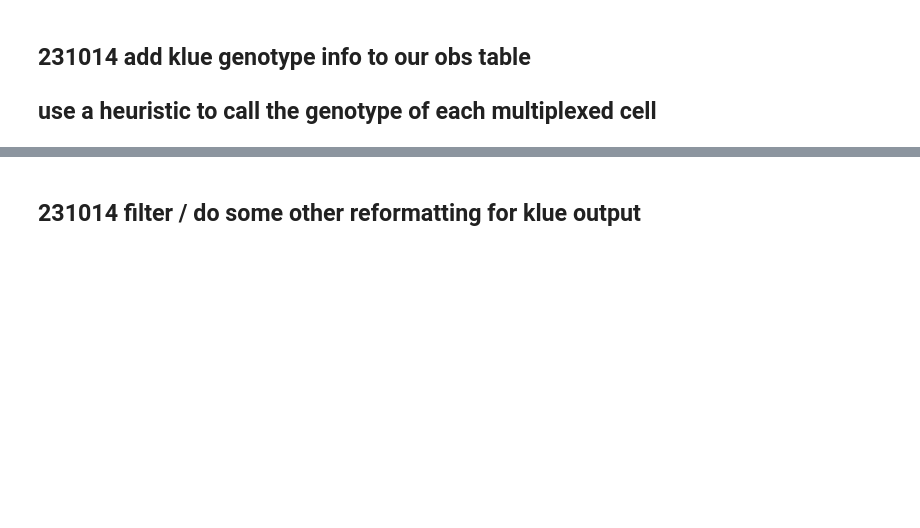
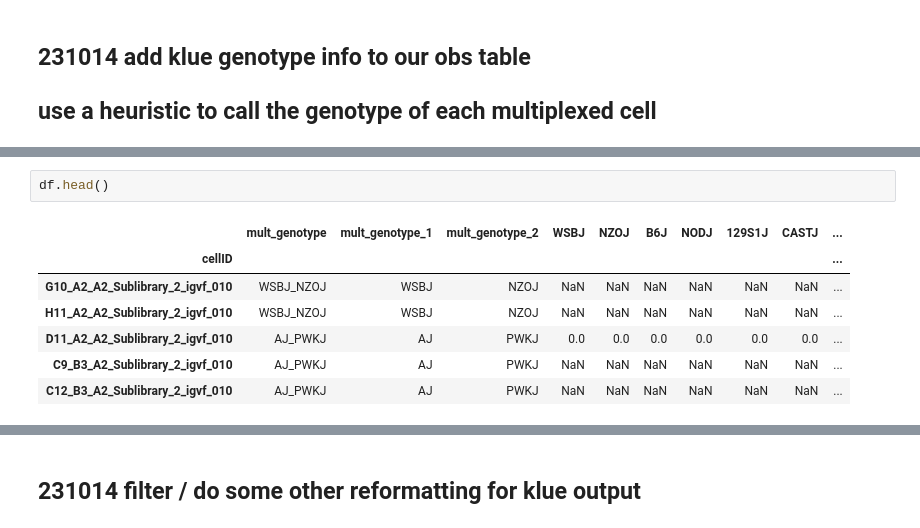
Before and after one commit to mortazavilab/parse_pipeline, a Jupyter notebook: snakemake/snakemake_dev.ipynb, the cells around one changed output, grey strips where cells are left out. Cells and saved outputs as stored; diff of their text form; blank space fills up the shorter version.

```diff
--- a/snakemake/snakemake_dev.ipynb
+++ b/snakemake/snakemake_dev.ipynb
@@ -15,0 +277,10 @@ with open(config_file) as f:
+# %%
+df.head()
+# %% [output]
+|  | mult_genotype | mult_genotype_1 | mult_genotype_2 | WSBJ | NZOJ | B6J | NODJ | 129S1J | CASTJ | ... |
+| cellID |  |  |  |  |  |  |  |  |  | ... |
+| G10_A2_A2_Sublibrary_2_igvf_010 | WSBJ_NZOJ | WSBJ | NZOJ | NaN | NaN | NaN | NaN | NaN | NaN | ... |
+| H11_A2_A2_Sublibrary_2_igvf_010 | WSBJ_NZOJ | WSBJ | NZOJ | NaN | NaN | NaN | NaN | NaN | NaN | ... |
+| D11_A2_A2_Sublibrary_2_igvf_010 | AJ_PWKJ | AJ | PWKJ | 0.0 | 0.0 | 0.0 | 0.0 | 0.0 | 0.0 | ... |
+| C9_B3_A2_Sublibrary_2_igvf_010 | AJ_PWKJ | AJ | PWKJ | NaN | NaN | NaN | NaN | NaN | NaN | ... |
+| C12_B3_A2_Sublibrary_2_igvf_010 | AJ_PWKJ | AJ | PWKJ | NaN | NaN | NaN | NaN | NaN | NaN | ... |
```
Also changed, not shown: parts of 20 cells of this notebook, 2 other files.
